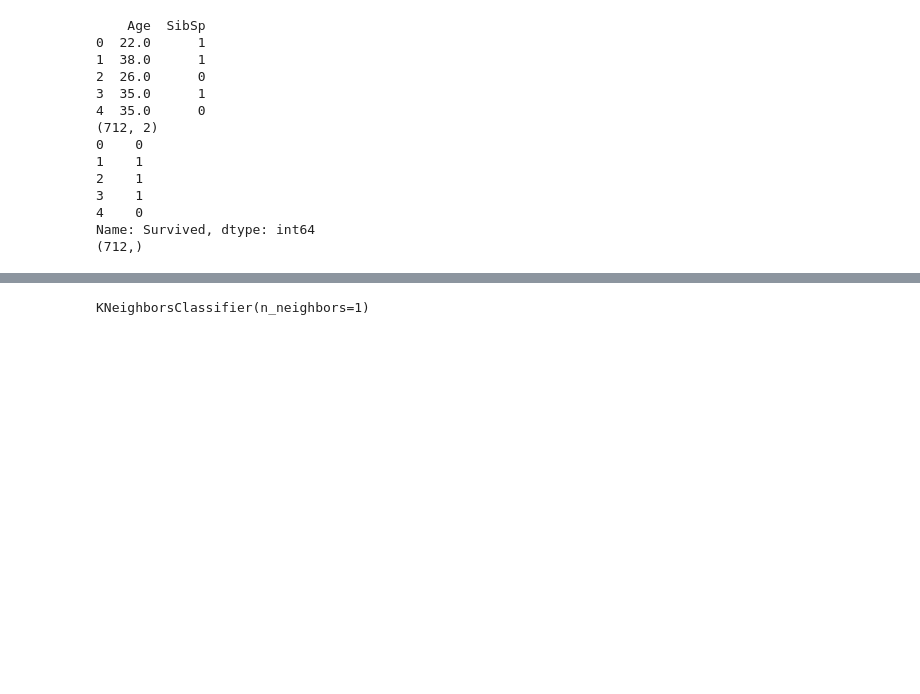
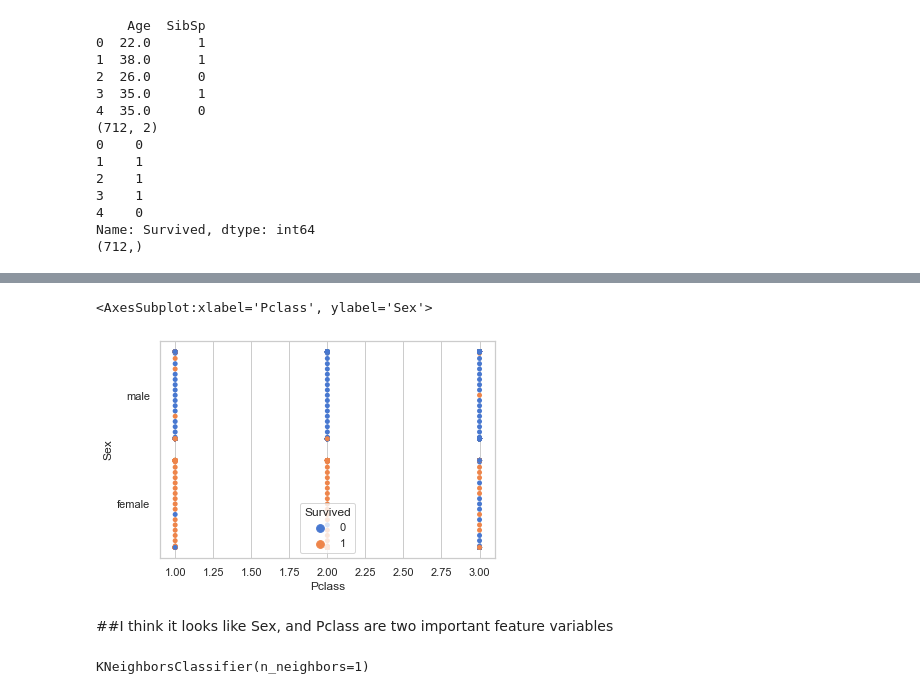
Before and after one commit to jmkenny94/Kaggle-Competitions, a Jupyter notebook: titanic_model.ipynb, the cells around one changed output, grey strips where cells are left out. Drawn from its saved outputs; the diff is of its cells as text; code cells hidden in the pictures; blank space fills up the shorter version.

```diff
--- a/titanic_model.ipynb
+++ b/titanic_model.ipynb
@@ -148,3 +165,10 @@ Name: Survived, dtype: int64
+# %%
+sns.swarmplot(x=df.Pclass, y = df.Sex, hue=df.Survived)
+# %% [output]
+<AxesSubplot:xlabel='Pclass', ylabel='Sex'>
+[figure, added]
+# %% [markdown]
+##I think it looks like Sex, and Pclass are two important feature variables
 # %%
 #Perform split
 X_train,X_test,y_train,y_test = train_test_split(X,y)
```
Also changed, not shown: parts of 3 cells of this notebook.
